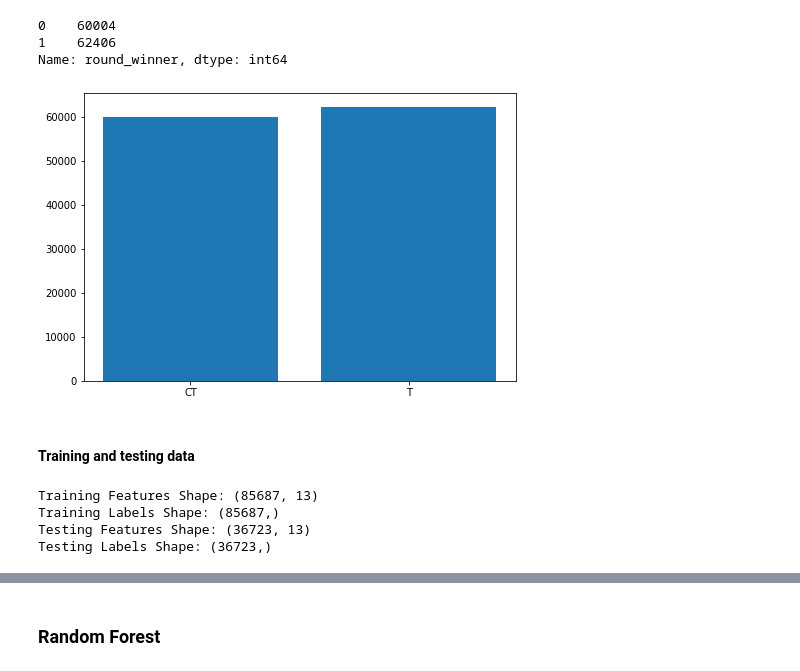
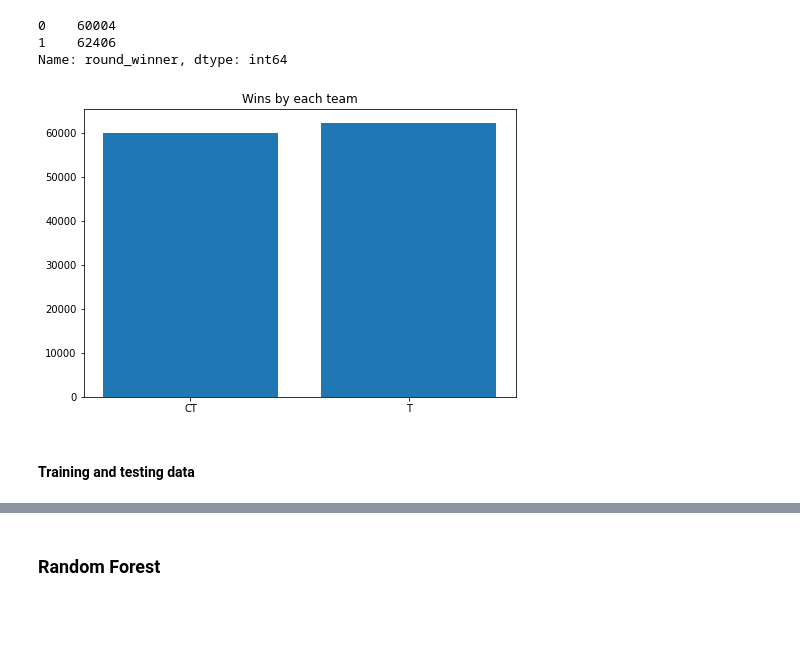
Before and after one commit to danjirovec/4iz460-csgo, a Jupyter notebook: 07_round_winner_prediction.ipynb, the cells around one changed output, grey strips where cells are left out. Cells and saved outputs as stored; diff of their text form; code cells hidden in the pictures; blank space fills up the shorter version.

Commit message:
latest versions of round prediction and popularity graphs

```diff
--- a/07_round_winner_prediction.ipynb
+++ b/07_round_winner_prediction.ipynb
@@ -103,12 +101,13 @@ Name: round_winner, dtype: int64
 # %%
 fig = plt.figure()
 ax = fig.add_axes([0,0,1,1])
-langs = list(le_round_winner.classes_)
-students = list(y.value_counts(sort=False))
-ax.bar(langs,students)
+classes = list(le_round_winner.classes_)
+counts = list(y.value_counts(sort=False))
+ax.bar(classes,counts)
+plt.title("Wins by each team")
 plt.show()
 # %% [output]
-[figure, old version]
+[figure, new version]
 # %%
 scaler = StandardScaler()
 X = scaler.fit_transform(X)
@@ -115,18 +115,5 @@ X = scaler.fit_transform(X)
 # %% [markdown]
 #### Training and testing data
-# %%
-#split data into test and train sets
-X_train, X_test, y_train, y_test = train_test_split(X, y, test_size=0.3, random_state=42)
-
-print('Training Features Shape:', X_train.shape)
-print('Training Labels Shape:', y_train.shape)
-print('Testing Features Shape:', X_test.shape)
-print('Testing Labels Shape:', y_test.shape)
-# %% [output]
-Training Features Shape: (85687, 13)
-Training Labels Shape: (85687,)
-Testing Features Shape: (36723, 13)
-Testing Labels Shape: (36723,)
 # %%
 #statistics for each column
 df.describe()
```
Also changed, not shown: parts of 44 cells of this notebook, 1 other file.
